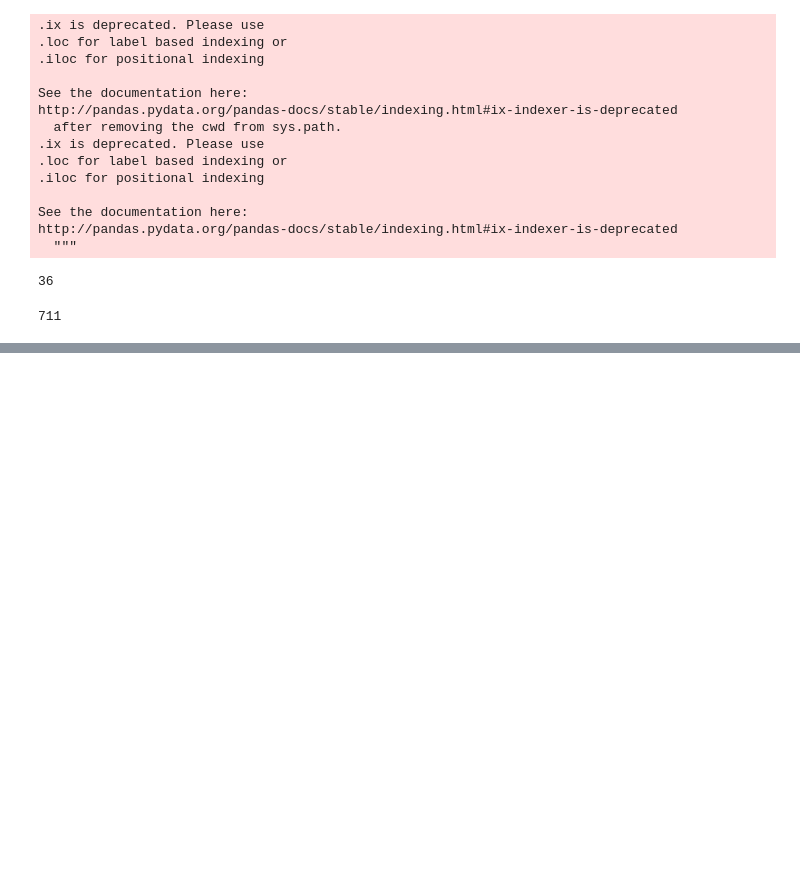
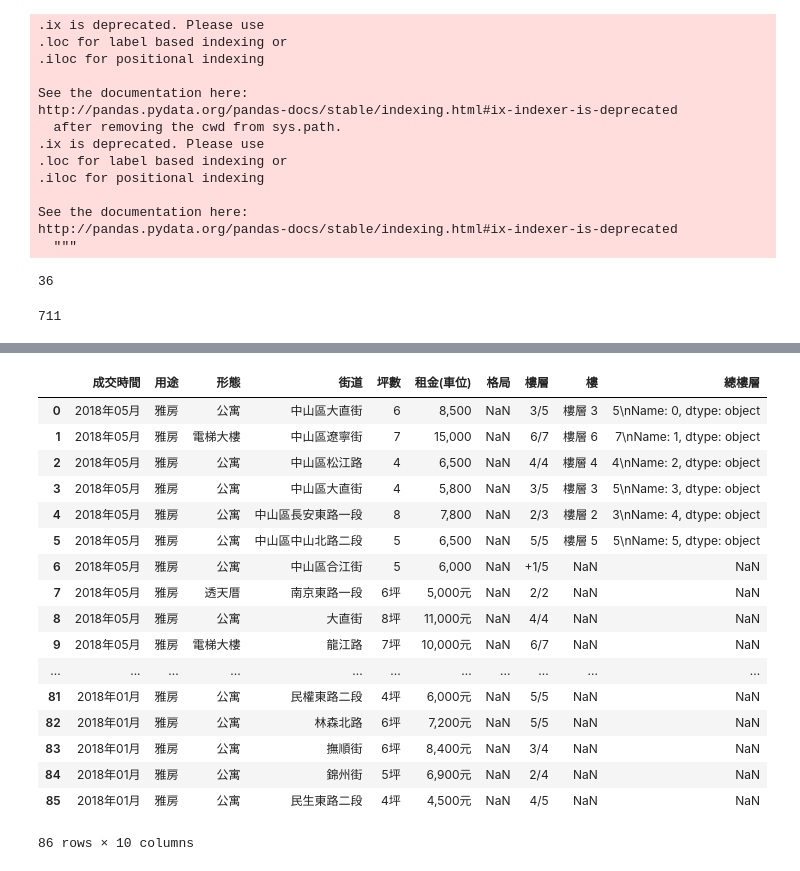
Before and after one commit to tonytommy4714/iii, a Jupyter notebook: 租屋爬蟲改.ipynb, the cells around one changed output, grey strips where cells are left out. Cells and saved outputs as stored; diff of their text form; code cells hidden in the pictures; blank space fills up the shorter version.

```diff
--- a/租屋爬蟲改.ipynb
+++ b/租屋爬蟲改.ipynb
@@ -11,7 +11,7 @@ import numpy as np
 head={'User-Agent': 'Mozilla/5.0 (Windows NT 10.0; Win64; x64) AppleWebKit/537.36 (KHTML, like Gecko) Chrome/66.0.3359.139 Safari/537.36'}
 
 def reptile(total,sectionid,kind,year):
-        i=20
+        i=0
         table=[]
         while i<= int(total):
                 head={'User-Agent': 'Mozilla/5.0 (Windows NT 10.0; Win64; x64) AppleWebKit/537.36 (KHTML, like Gecko) Chrome/66.0.3359.139 Safari/537.36'}
@@ -28,11 +28,8 @@ def reptile(total,sectionid,kind,year):
                 i+=20
                 time.sleep(2)
 
-        jointable=pd.concat(table,ignore_index=True)#合併table重新給索引值
-        jointable.columns=['成交時間','用途','形態','街道','坪數','租金(車位)','格局','樓層']#給需要的欄位
-        jointable['樓']=np.nan #增加一個樓的新欄位
-        jointable['總樓層']=np.nan#增加一個總樓層的新欄位
-        return jointable
+
+        return table
 
 
 
@@ -369,0 +539,2 @@ g
+# %%
+alljointable=table4
@@ -369,0 +561,21 @@ g
+# %%
+alljointable
+# %% [output]
+|  | 成交時間 | 用途 | 形態 | 街道 | 坪數 | 租金(車位) | 格局 | 樓層 | 樓 | 總樓層 |
+| 0 | 2018年05月 | 雅房 | 公寓 | 中山區大直街 | 6 | 8,500 | NaN | 3/5 | 樓層 3 | 5\nName: 0, dtype: object |
+| 1 | 2018年05月 | 雅房 | 電梯大樓 | 中山區遼寧街 | 7 | 15,000 | NaN | 6/7 | 樓層 6 | 7\nName: 1, dtype: object |
+| 2 | 2018年05月 | 雅房 | 公寓 | 中山區松江路 | 4 | 6,500 | NaN | 4/4 | 樓層 4 | 4\nName: 2, dtype: object |
+| 3 | 2018年05月 | 雅房 | 公寓 | 中山區大直街 | 4 | 5,800 | NaN | 3/5 | 樓層 3 | 5\nName: 3, dtype: object |
+| 4 | 2018年05月 | 雅房 | 公寓 | 中山區長安東路一段 | 8 | 7,800 | NaN | 2/3 | 樓層 2 | 3\nName: 4, dtype: object |
+| 5 | 2018年05月 | 雅房 | 公寓 | 中山區中山北路二段 | 5 | 6,500 | NaN | 5/5 | 樓層 5 | 5\nName: 5, dtype: object |
+| 6 | 2018年05月 | 雅房 | 公寓 | 中山區合江街 | 5 | 6,000 | NaN | +1/5 | NaN | NaN |
+| 7 | 2018年05月 | 雅房 | 透天厝 | 南京東路一段 | 6坪 | 5,000元 | NaN | 2/2 | NaN | NaN |
+| 8 | 2018年05月 | 雅房 | 公寓 | 大直街 | 8坪 | 11,000元 | NaN | 4/4 | NaN | NaN |
+| 9 | 2018年05月 | 雅房 | 電梯大樓 | 龍江路 | 7坪 | 10,000元 | NaN | 6/7 | NaN | NaN |
+| ... | ... | ... | ... | ... | ... | ... | ... | ... | ... | ... |
+| 81 | 2018年01月 | 雅房 | 公寓 | 民權東路二段 | 4坪 | 6,000元 | NaN | 5/5 | NaN | NaN |
+| 82 | 2018年01月 | 雅房 | 公寓 | 林森北路 | 6坪 | 7,200元 | NaN | 5/5 | NaN | NaN |
+| 83 | 2018年01月 | 雅房 | 公寓 | 撫順街 | 6坪 | 8,400元 | NaN | 3/4 | NaN | NaN |
+| 84 | 2018年01月 | 雅房 | 公寓 | 錦州街 | 5坪 | 6,900元 | NaN | 2/4 | NaN | NaN |
+| 85 | 2018年01月 | 雅房 | 公寓 | 民生東路二段 | 4坪 | 4,500元 | NaN | 4/5 | NaN | NaN |
+86 rows × 10 columns
```
Also changed, not shown: parts of 22 cells of this notebook.
